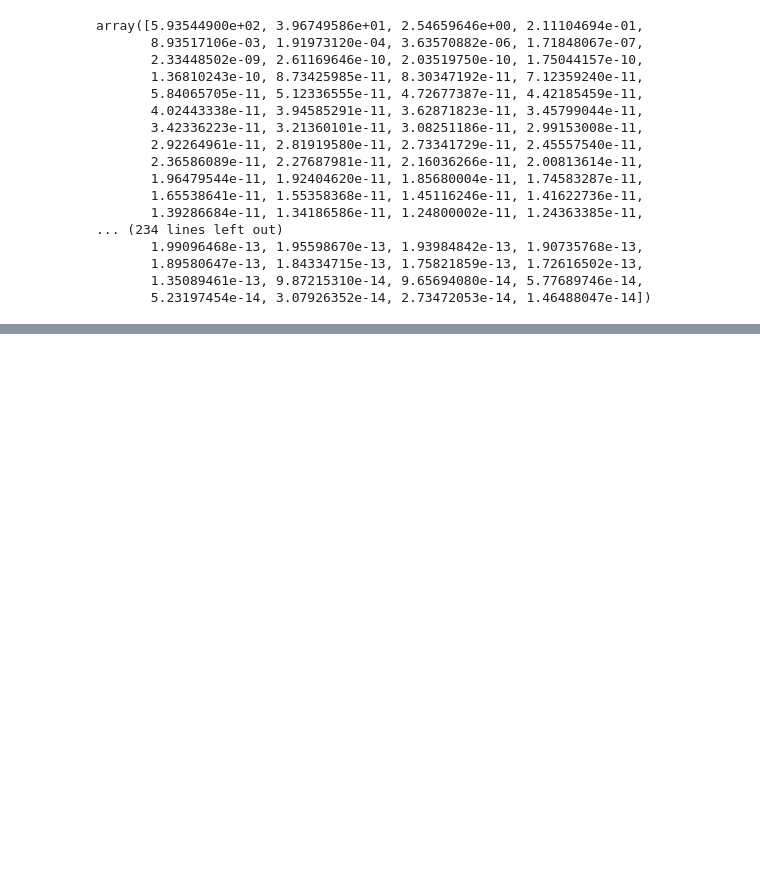
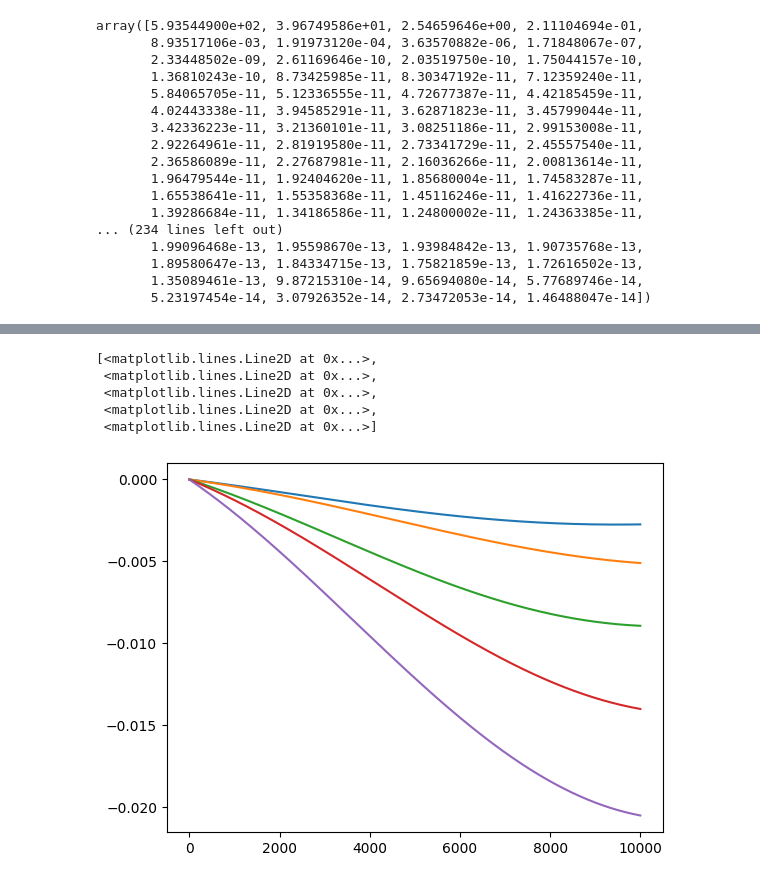
Before and after one commit to mohanagr/braindump, a Jupyter notebook: corr func flicker noise-SVD.ipynb, the cells around one changed output, grey strips where cells are left out. Saved outputs shown, nothing was run; the diff lists cells and outputs as text; code cells hidden in the pictures; blank space fills up the shorter version.

```diff
--- a/corr func flicker noise-SVD.ipynb
+++ b/corr func flicker noise-SVD.ipynb
@@ -235,0 +196,9 @@ array([[-5.00082500e-04, -4.75616436e-04, -4.04605858e-04, ...,
+# %%
+plt.plot(coeff_arr[:,0:5])
+# %% [output]
+[<matplotlib.lines.Line2D at 0x...>,
+ <matplotlib.lines.Line2D at 0x...>,
+ <matplotlib.lines.Line2D at 0x...>,
+ <matplotlib.lines.Line2D at 0x...>,
+ <matplotlib.lines.Line2D at 0x...>]
+[figure, added]
```
Also changed, not shown: parts of 26 cells of this notebook.
